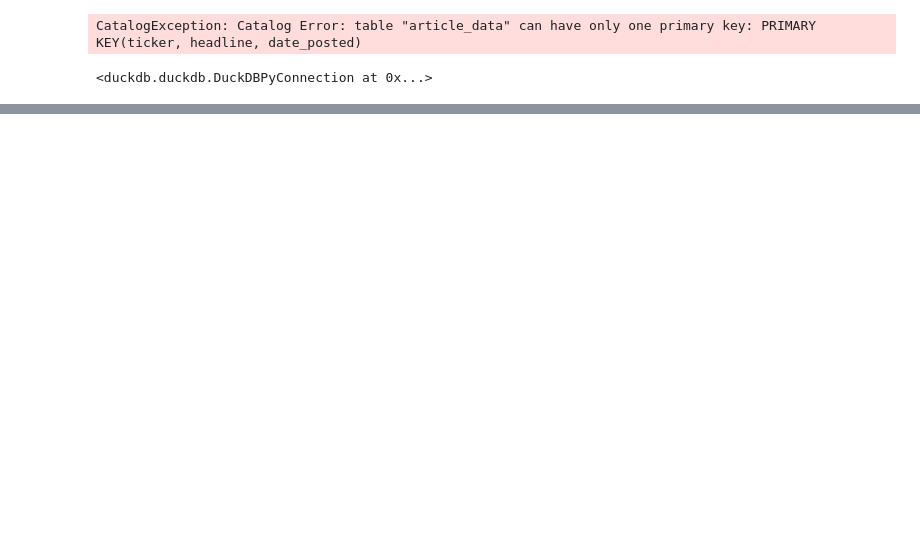
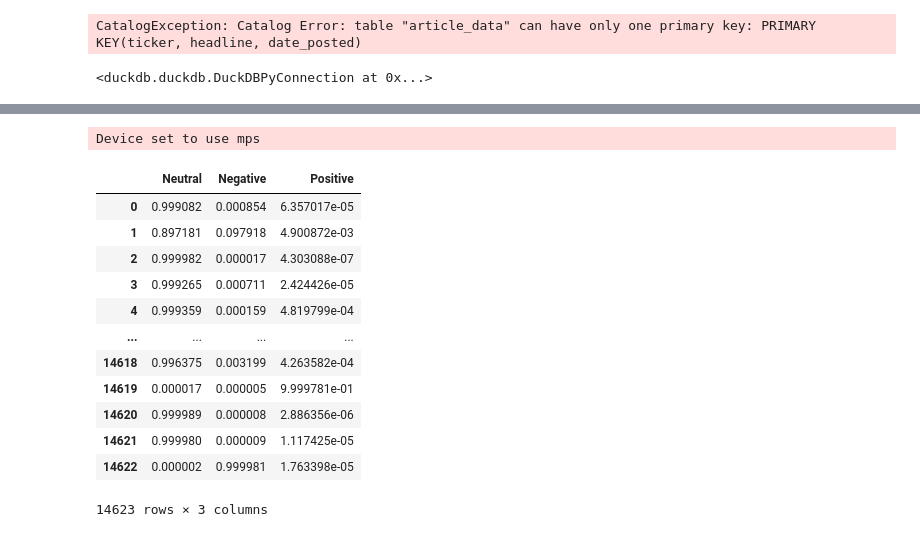
Before and after one commit to Shubxam/Nifty-500-Live-Sentiment-Analysis, a Jupyter notebook: notebooks/duck_db.ipynb, the cells around one changed output, grey strips where cells are left out. Cells and saved outputs as stored; diff of their text form; code cells hidden in the pictures; blank space fills up the shorter version.

```diff
--- a/notebooks/duck_db.ipynb
+++ b/notebooks/duck_db.ipynb
@@ -27,0 +46,36 @@ con.close()
+# %%
+finbert_1 = BertForSequenceClassification.from_pretrained(
+    "yiyanghkust/finbert-tone",
+    num_labels=3,
+    use_safetensors=True,  # Use safe tensors
+)
+
+tokenizer_1 = BertTokenizer.from_pretrained("yiyanghkust/finbert-tone")
+
+# set top_k=1 to get the most likely label or top_k=None to get all labels
+# device=-1 means CPU
+nlp_1 = pipeline(
+    "sentiment-analysis",
+    model=finbert_1,
+    tokenizer=tokenizer_1,
+    device="mps",
+    top_k=None,
+    framework="pt",
+)
+# %% [output]
+Device set to use mps
+# %%
+results = nlp_1(headlines, batch_size=2048)
+# %%
+flattened_data: list[dict[str, float]] = []
+
+for news_item_sentiment_list in tqdm(iterable=results, desc="Processing Sentiment"):
+    news_item_sentiment_dict = {}
+    for individual_label_dict in news_item_sentiment_list:
+        news_item_sentiment_dict[individual_label_dict["label"]] = individual_label_dict[
+            "score"
+        ]
+    flattened_data.append(news_item_sentiment_dict)
+# %%
+df = pd.DataFrame(flattened_data)
+df.fillna(0, inplace=True)  # Fill NaN values with 0
@@ -27,0 +90,16 @@ con.close()
+# %%
+df
+# %% [output]
+|  | Neutral | Negative | Positive |
+| 0 | 0.999082 | 0.000854 | 6.357017e-05 |
+| 1 | 0.897181 | 0.097918 | 4.900872e-03 |
+| 2 | 0.999982 | 0.000017 | 4.303088e-07 |
+| 3 | 0.999265 | 0.000711 | 2.424426e-05 |
+| 4 | 0.999359 | 0.000159 | 4.819799e-04 |
+| ... | ... | ... | ... |
+| 14618 | 0.996375 | 0.003199 | 4.263582e-04 |
+| 14619 | 0.000017 | 0.000005 | 9.999781e-01 |
+| 14620 | 0.999989 | 0.000008 | 2.886356e-06 |
+| 14621 | 0.999980 | 0.000009 | 1.117425e-05 |
+| 14622 | 0.000002 | 0.999981 | 1.763398e-05 |
+14623 rows × 3 columns
```
Also changed, not shown: parts of 26 cells of this notebook, 1 other file.
